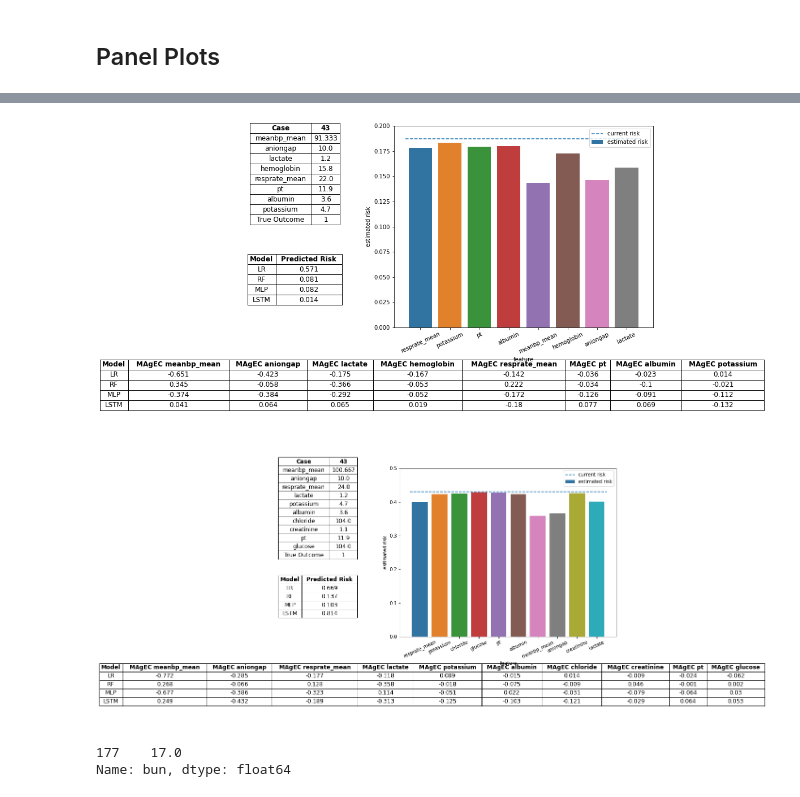
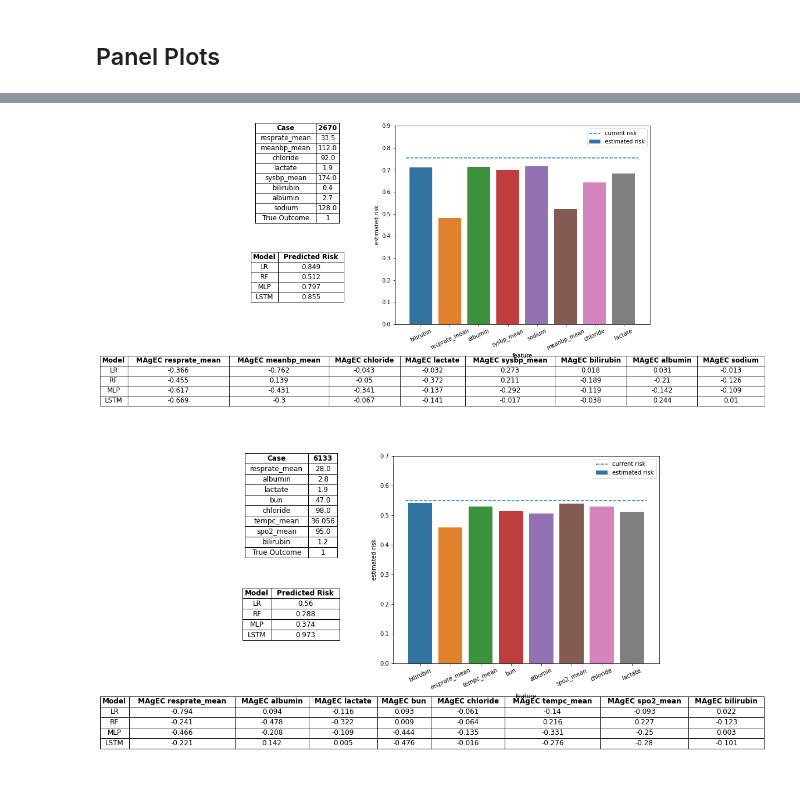
Before and after one commit to gstef80/MAgEC, a Jupyter notebook: MIMIC_MAGEC_PRESENTATION.ipynb, the cells around one changed output, grey strips where cells are left out. Saved outputs shown, nothing was run; the diff lists cells and outputs as text; code cells hidden in the pictures.

Commit message:
MIMIC presentation panel plots selection

```diff
--- a/MIMIC_MAGEC_PRESENTATION.ipynb
+++ b/MIMIC_MAGEC_PRESENTATION.ipynb
@@ -110,3 +118,24 @@ labs = ['aniongap', 'albumin', 'bicarbonate', 'bilirubin', 'creatinine',
         'pt', 'sodium', 'bun', 'wbc']  # -hematocrit
 comobs = ['congestive_heart_failure', 'chronic_pulmonary', 'pulmonary_circulation']
 others = ['age', 'gender']
+# %%
+xy_magec = df_series_valid.copy()
+x_magec_cols = list(set(xy_magec.columns) - {'label'})
+x_magec = xy_magec[x_magec_cols]
+y_magec = xy_magec['label']
+
+magecs_lr = mg.case_magecs(lr, x_magec, model_name='lr')
+magecs_lr = mg.normalize_magecs(magecs_lr, features=None, model_name='lr')
+
+magecs_rf = mg.case_magecs(rf, x_magec, model_name='rf')
+magecs_rf = mg.normalize_magecs(magecs_rf, features=None, model_name='rf')
+
+magecs_mlp = mg.case_magecs(mlp, x_magec, model_name='mlp')
+magecs_mlp = mg.normalize_magecs(magecs_mlp, features=None, model_name='mlp')
+
+magecs_lstm = mg.case_magecs(lstm, x_magec, model_name='lstm', timeseries=True)
+magecs_lstm = mg.normalize_magecs(magecs_lstm, features=None, model_name='lstm')
+
+feats = vitals+labs
+joined = mg.magec_models(magecs_mlp, magecs_rf, magecs_lr, magecs_lstm, Xdata=x_magec, Ydata=y_magec, features=feats)
+joined.to_csv('time_mimic_magecs.csv', index=False)
@@ -124,19 +168,14 @@ rbos = mg.magec_rbos(ranks, models=models)
 # %%
-case = 43
+case = 2670
 timepoint = 3
 mg.panel_plot(xst_train.columns, features, stsc2, joined, case, timepoint,
               models=('lr','rf','mlp','lstm'), label='label', limit=8, rotate=25)
 # %% [output]
-[figure, old version]
+[figure, new version]
 # %%
-case = 43
-timepoint = 27
+case = 6133
+timepoint = 7
 mg.panel_plot(xst_train.columns, features, stsc2, joined, case, timepoint,
-              models=('lr','rf','mlp','lstm'), label='label', limit=10, rotate=25)
+              models=('lr','rf','mlp','lstm'), label='label', limit=8, rotate=25)
 # %% [output]
-[figure, old version]
+[figure, new version]
-# %%
-df[(df.subject_id == case) & (df.timepoint == timepoint)]['bun']
-# %% [output]
-177    17.0
-Name: bun, dtype: float64
```
Also changed, not shown: parts of 15 cells of this notebook, 2 other files.
